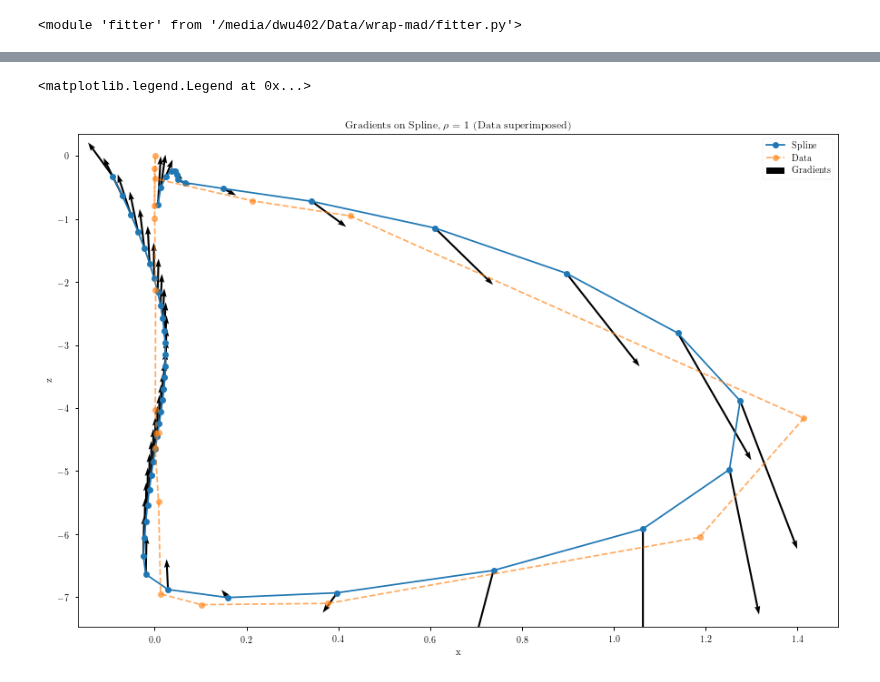
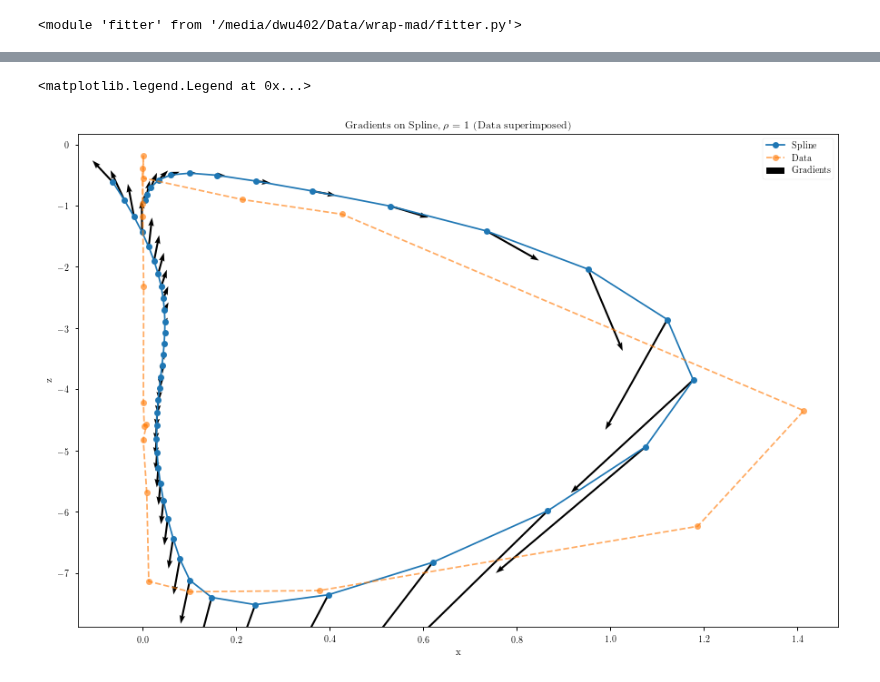
Before and after one commit to dwu402/self-harm, a Jupyter notebook: hypercurve.ipynb, the cells around one changed output, grey strips where cells are left out. Cells and saved outputs as stored; diff of their text form; code cells hidden in the pictures.

```diff
--- a/hypercurve.ipynb
+++ b/hypercurve.ipynb
@@ -20,4 +20,4 @@ from cycler import cycler
 new_color = cycler(color=["k"])
 plt.rcParams['axes.prop_cycle'] = plt.rcParams['axes.prop_cycle'].concat(new_color)
 # %%
-context = ingestor.Context("runs/minimal4.3.run")
+context = ingestor.Context("runs/minimalsp3.run")
@@ -26,5 +24,5 @@ model = modeller.Model(context)
 # %%
-solver = fitter.Fitter()
+solver = fitter.ParaFitter(context)
 # %%
 def replace(l, idx, val):
     return l[:idx] + [val] + l[idx+1:]
@@ -43,15 +79,16 @@ solver.outer_objectives
 # %%
 target_rho = 1
-c_end = solver.problems[0].cache.results[fitter.tokey(target_rho, solver.solutions[str(target_rho)][0].x)].x
-print(solver.solutions[str(target_rho)][0].x)
-xs_end = np.array([np.array(i) for i in getx(model.observation_times,
-                                         *fitter.argsplit(c_end,
-                                                          3)
-                                        )])
+getx0 = fitter.ca.Function("getx", [solver.models[1].ts, *solver.models[1].cs], solver.models[1].xs)
+c_end = solver.problems[1].cache.results[fitter.tokey(target_rho, solver.solutions[str(target_rho)][1].x)].x
+print(solver.solutions[str(target_rho)][1].x)
+xs_end = np.array([np.array(i) for i in getx0(solver.models[1].observation_times,
+                                              *fitter.argsplit(c_end,
+                                                               3)
+                                             )])
 print(xs_end[:,0].T)
-plt.plot(model.observation_times, np.hstack([xs_end[0], xs_end[1], xs_end[2]]),
-         context.datasets[0]['t'], context.datasets[0]['x'], 'o',
-         context.datasets[0]['t'], context.datasets[0]['z'], 'o')
+plt.plot(solver.models[1].observation_times, np.hstack([xs_end[0], xs_end[1], xs_end[2]]),
+         context.datasets[1]['t'], context.datasets[1]['x'], 'o',
+         context.datasets[1]['t'], context.datasets[1]['z'], 'o')
 plt.legend(list("xyz") + ["x (data)", "z (data)"], loc="best", bbox_to_anchor=(1.01, 1))
 plt.xlabel("time, t")
 # %% [output]
@@ -63,17 +100,17 @@ Text(0.5, 0, 'time, t')
 # %%
 spline_dfield = np.array([context.model(t, xs_end[:,i], solver.solutions[str(target_rho)][0].x)
-                 for i,t in enumerate(model.observation_times)])
+                 for i,t in enumerate(solver.models[1].observation_times)])
 
 spline_dfield = spline_dfield.reshape(spline_dfield.shape[:2])
 
 plt.plot(xs_end[0], xs_end[2], 'o-')
-plt.plot(context.datasets[0]['x'], context.datasets[0]['z'], 'o--', alpha=0.65)
+plt.plot(context.datasets[1]['x'], context.datasets[1]['z'], 'o--', alpha=0.65)
 plt.quiver(xs_end[0], xs_end[2], spline_dfield[:,0], spline_dfield[:,2],
            scale=None, angles='xy', headwidth=3, headlength=4.5, headaxislength=4, width=0.0025)
 plt.title(f"Gradients on Spline, $\\rho$ = {target_rho} (Data superimposed)")
 plt.xlabel("x")
 plt.ylabel("z")
 plt.legend(["Spline", "Data", "Gradients"])
 # %% [output]
 <matplotlib.legend.Legend at 0x...>
-[figure, old version]
+[figure, new version]
```
Also changed, not shown: parts of 9 cells of this notebook.
